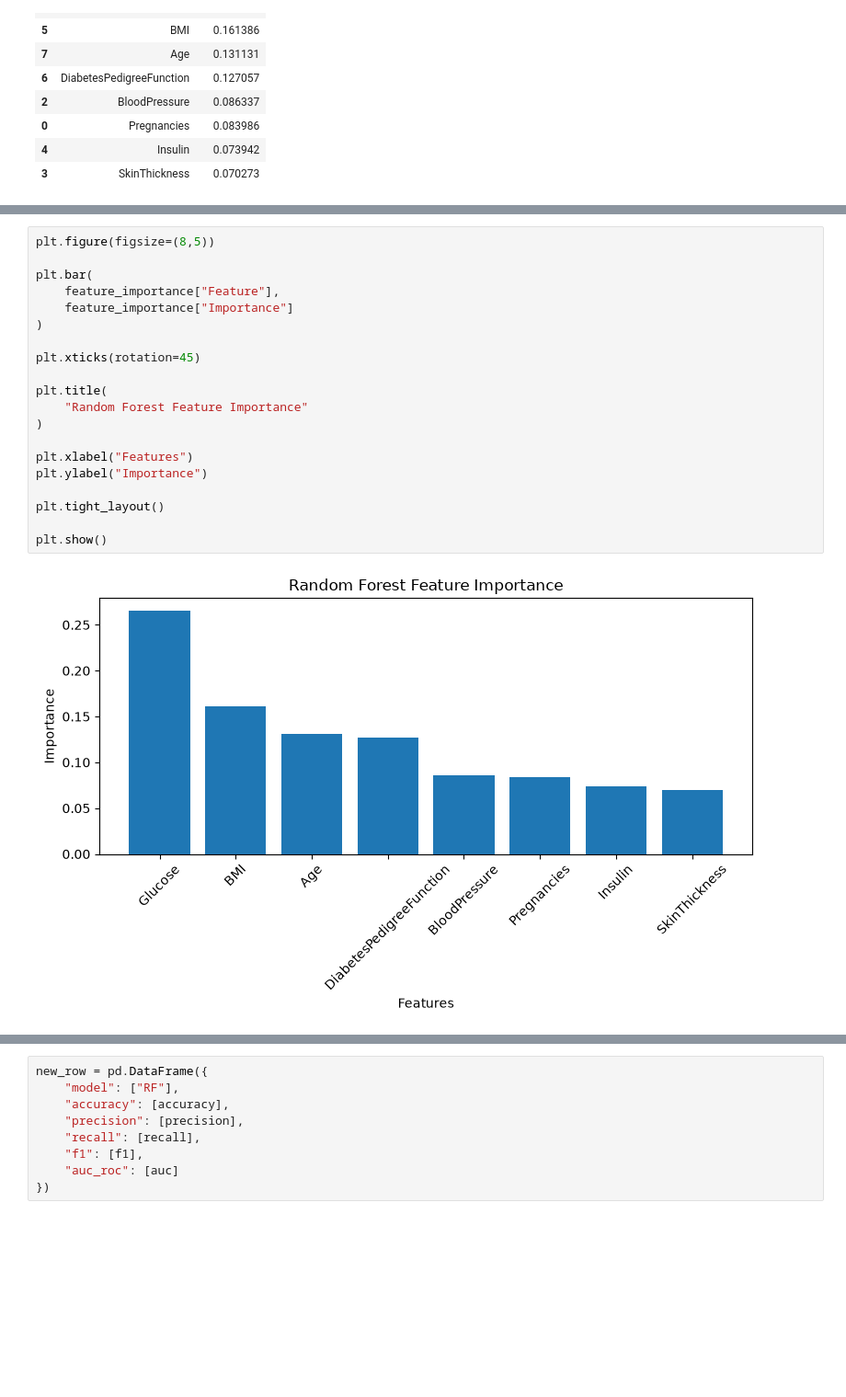
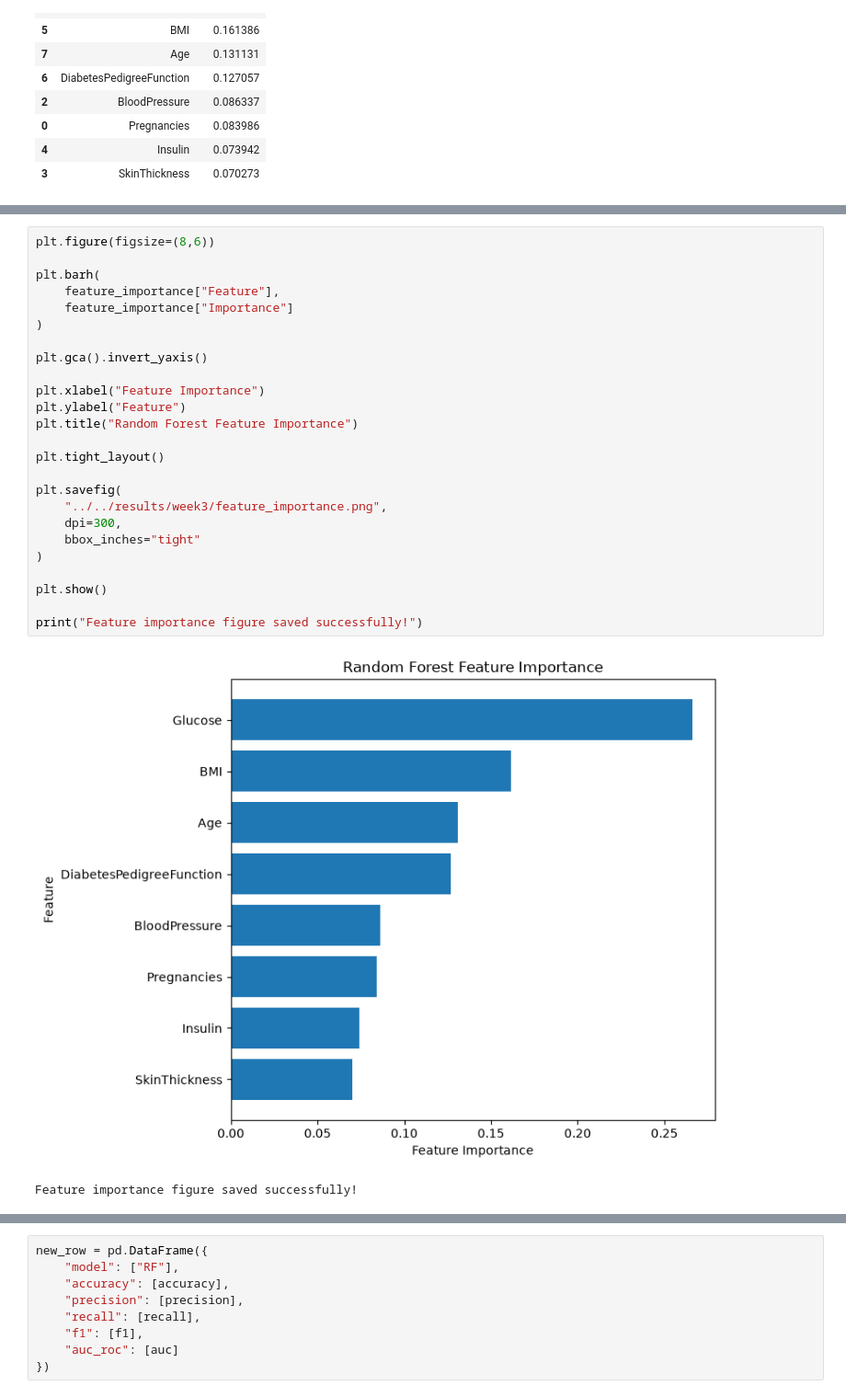
Before and after one commit to ap24110011024/Disease_detection, a Jupyter notebook: notebooks/diabetes/random_forest.ipynb, the cells around one changed output, grey strips where cells are left out. Shown at 92% size. Drawn from its saved outputs; the diff is of its cells as text; blank space fills up the shorter version.

```diff
--- a/notebooks/diabetes/random_forest.ipynb
+++ b/notebooks/diabetes/random_forest.ipynb
@@ -236,25 +249,31 @@ feature_importance
 # %%
-plt.figure(figsize=(8,5))
+plt.figure(figsize=(8,6))
 
-plt.bar(
+plt.barh(
     feature_importance["Feature"],
     feature_importance["Importance"]
 )
 
-plt.xticks(rotation=45)
+plt.gca().invert_yaxis()
 
-plt.title(
-    "Random Forest Feature Importance"
-)
-
-plt.xlabel("Features")
-plt.ylabel("Importance")
+plt.xlabel("Feature Importance")
+plt.ylabel("Feature")
+plt.title("Random Forest Feature Importance")
 
 plt.tight_layout()
 
+plt.savefig(
+    "../../results/week3/feature_importance.png",
+    dpi=300,
+    bbox_inches="tight"
+)
+
 plt.show()
+
+print("Feature importance figure saved successfully!")
 # %% [output]
-[figure, old version]
+[figure, new version]
+Feature importance figure saved successfully!
 # %%
 results = pd.read_csv(
     "../../results/results_log.csv"
```
Also changed, not shown: parts of 4 cells of this notebook, 10 other files.
